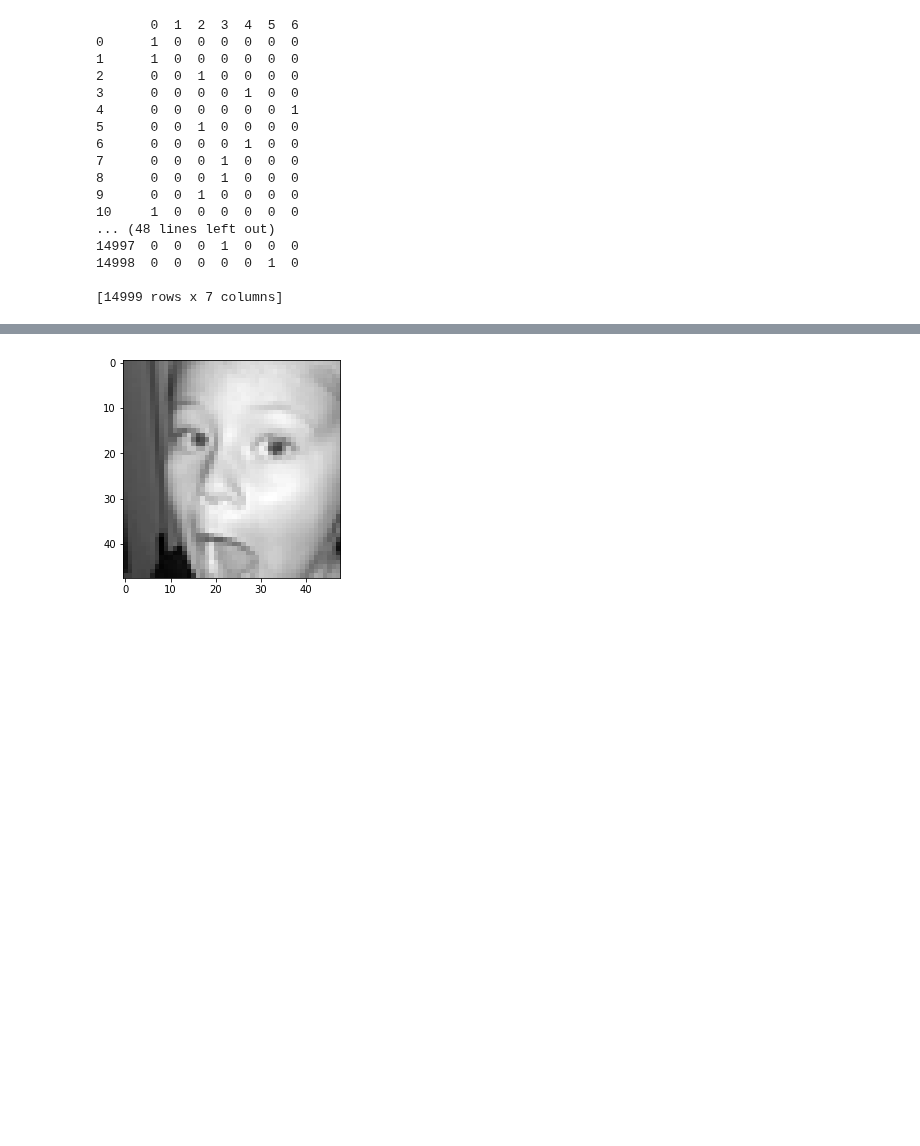
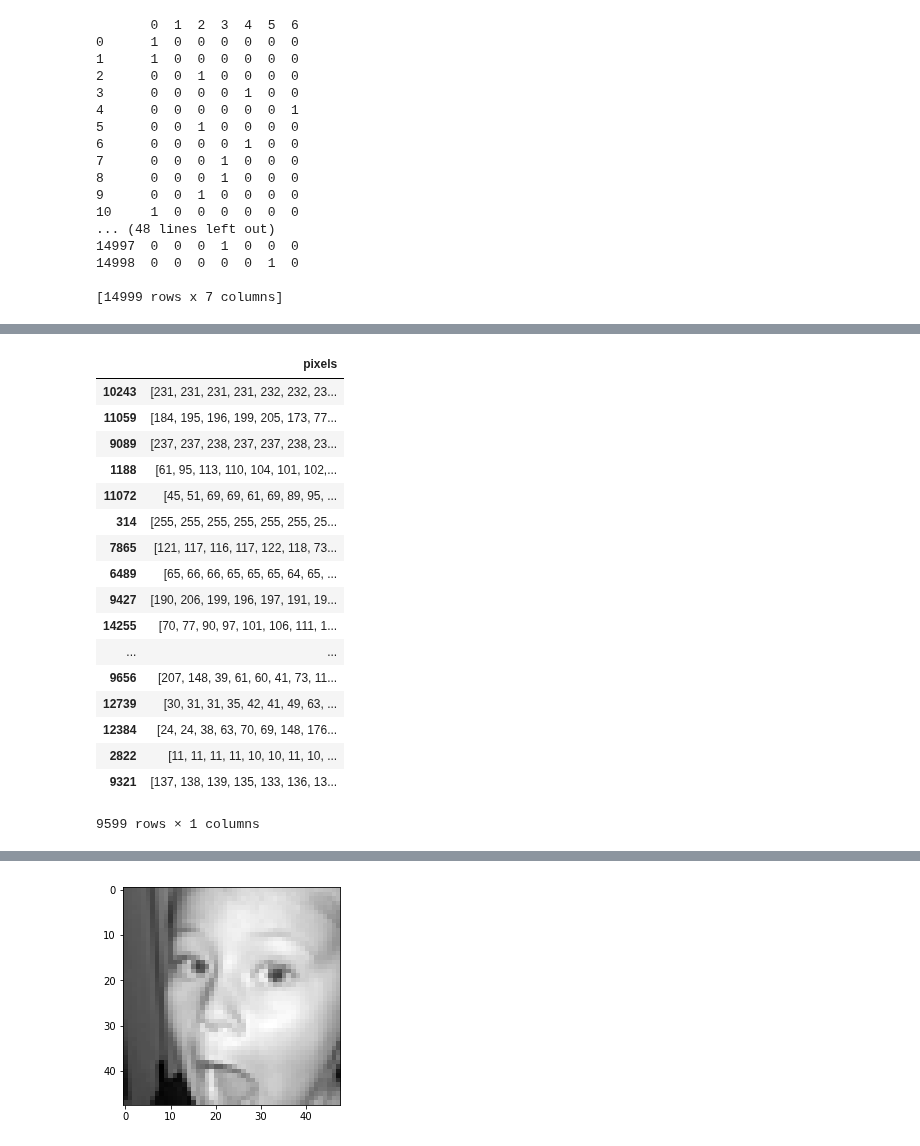
Before and after one commit to chandrasekara/Neural-Network-Facial-Expression-Classifier, a Jupyter notebook: capstone/analysis.ipynb, the cells around one changed output, grey strips where cells are left out. Cells and saved outputs as stored; diff of their text form; code cells hidden in the pictures; blank space fills up the shorter version.

```diff
--- a/capstone/analysis.ipynb
+++ b/capstone/analysis.ipynb
@@ -96,0 +168,28 @@ test_list
+# %%
+from sklearn.model_selection import train_test_split
+
+
+X_train, X_test, y_train, y_test = train_test_split(features,labels_,test_size = 0.2, random_state=0)
+
+X_train, X_val, y_train, y_val = train_test_split(X_train, y_train, test_size = 0.2, random_state=0)
+# %%
+X_train
+# %% [output]
+|  | pixels |
+| 10243 | [231, 231, 231, 231, 232, 232, 23... |
+| 11059 | [184, 195, 196, 199, 205, 173, 77... |
+| 9089 | [237, 237, 238, 237, 237, 238, 23... |
+| 1188 | [61, 95, 113, 110, 104, 101, 102,... |
+| 11072 | [45, 51, 69, 69, 61, 69, 89, 95, ... |
+| 314 | [255, 255, 255, 255, 255, 255, 25... |
+| 7865 | [121, 117, 116, 117, 122, 118, 73... |
+| 6489 | [65, 66, 66, 65, 65, 65, 64, 65, ... |
+| 9427 | [190, 206, 199, 196, 197, 191, 19... |
+| 14255 | [70, 77, 90, 97, 101, 106, 111, 1... |
+| ... | ... |
+| 9656 | [207, 148, 39, 61, 60, 41, 73, 11... |
+| 12739 | [30, 31, 31, 35, 42, 41, 49, 63, ... |
+| 12384 | [24, 24, 38, 63, 70, 69, 148, 176... |
+| 2822 | [11, 11, 11, 11, 10, 10, 11, 10, ... |
+| 9321 | [137, 138, 139, 135, 133, 136, 13... |
+9599 rows × 1 columns
```
Also changed, not shown: parts of 20 cells of this notebook.
